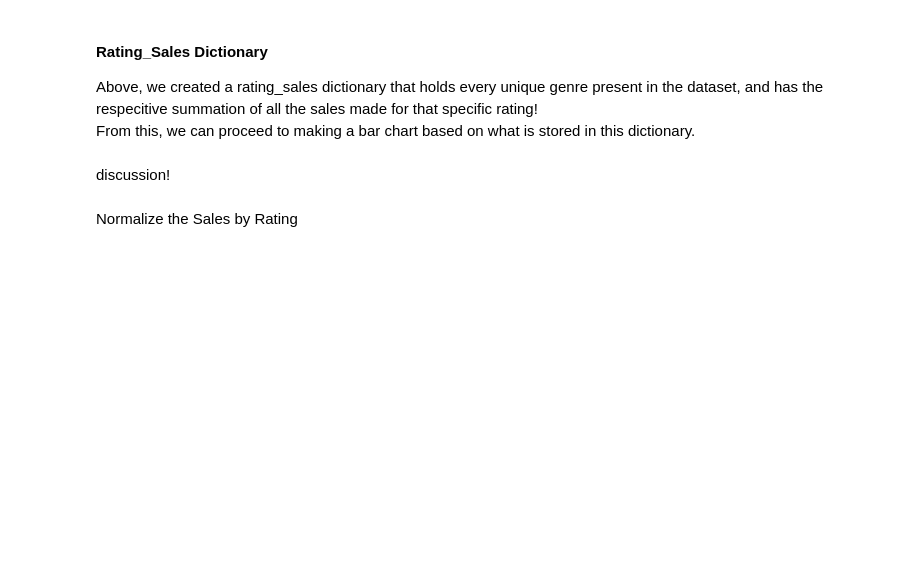
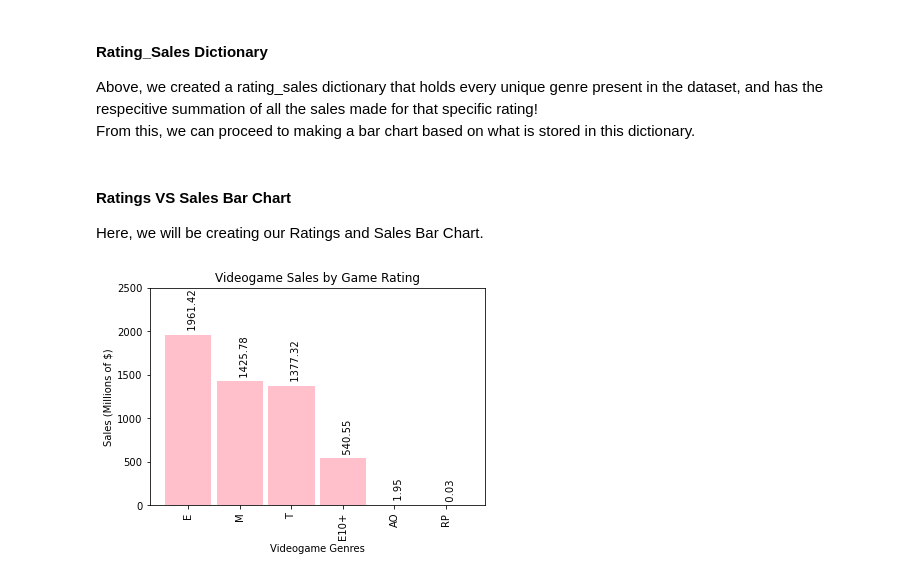
Before and after one commit to jacintoi/course-project-group_1019, a Jupyter notebook: analysis/Eduardo/Milestone 2/Eduardo_EDA.ipynb, the cells around one changed output. Saved outputs shown, nothing was run; the diff lists cells and outputs as text; code cells hidden in the pictures; blank space fills up the shorter version.

```diff
--- a/analysis/Eduardo/Milestone 2/Eduardo_EDA.ipynb
+++ b/analysis/Eduardo/Milestone 2/Eduardo_EDA.ipynb
@@ -302,33 +459,33 @@ print(rating_sales)
 
 Above, we created a rating_sales dictionary that holds every unique genre present in the dataset, and has the respecitive summation of all the sales made for that specific rating! \
 From this, we can proceed to making a bar chart based on what is stored in this dictionary.
+# %% [markdown]
+#### Ratings VS Sales Bar Chart
+
+Here, we will be creating our Ratings and Sales Bar Chart.
 # %%
-# CAN IMPROVE THIS!
-
 # Ratings vs sales bar chart
 
 indicies = list(range(len(Videogame_Genres)))
 barpositions = list(range(len(Videogame_Ratings)))
 y = list(rating_sales.values())
 labels = list(rating_sales.keys())
 
 # Setting up the plot here
 
 # Plot the x and y at a bar thickness of 0.9
 plt.bar(barpositions, y, 0.9, color='pink')
 axes = plt.gca()
-axes.set_ylim([0,3000])
+axes.set_ylim([0,2500])
 plt.title('Videogame Sales by Game Rating')
 plt.xlabel('Videogame Genres')
 plt.ylabel('Sales (Millions of $)')
 plt.xticks(barpositions, labels, rotation='vertical')
 for index in range(len(y)):
     plt.text(barpositions[index], y[index], '  ' + str(y[index]), rotation='vertical')
 
 
 # Show the plot
 plt.show()
+# %% [output]
+[figure, added]
-# %% [markdown]
-discussion!
-# %% [markdown]
-Normalize the Sales by Rating
```
Also changed, not shown: parts of 46 cells of this notebook.
